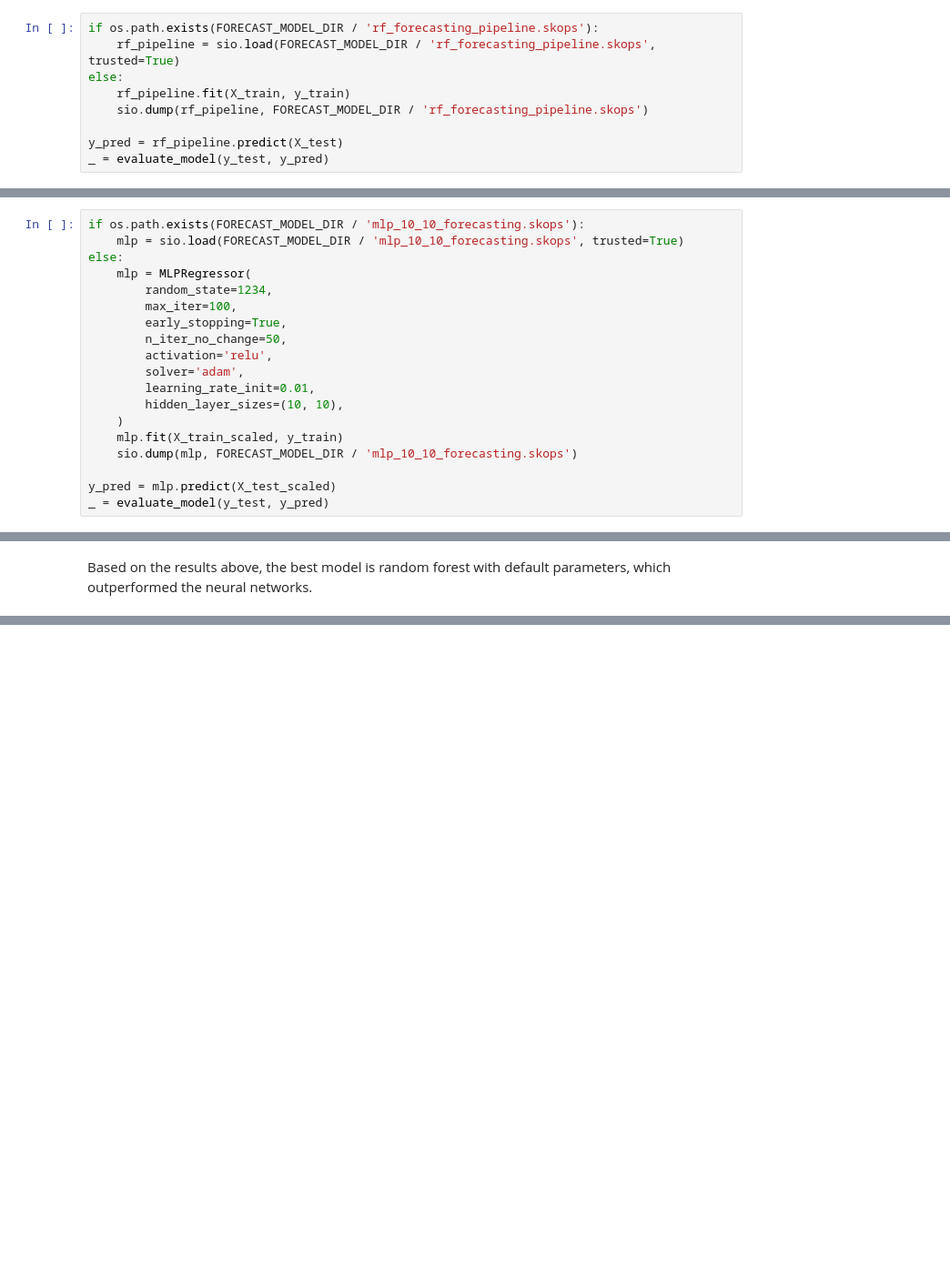
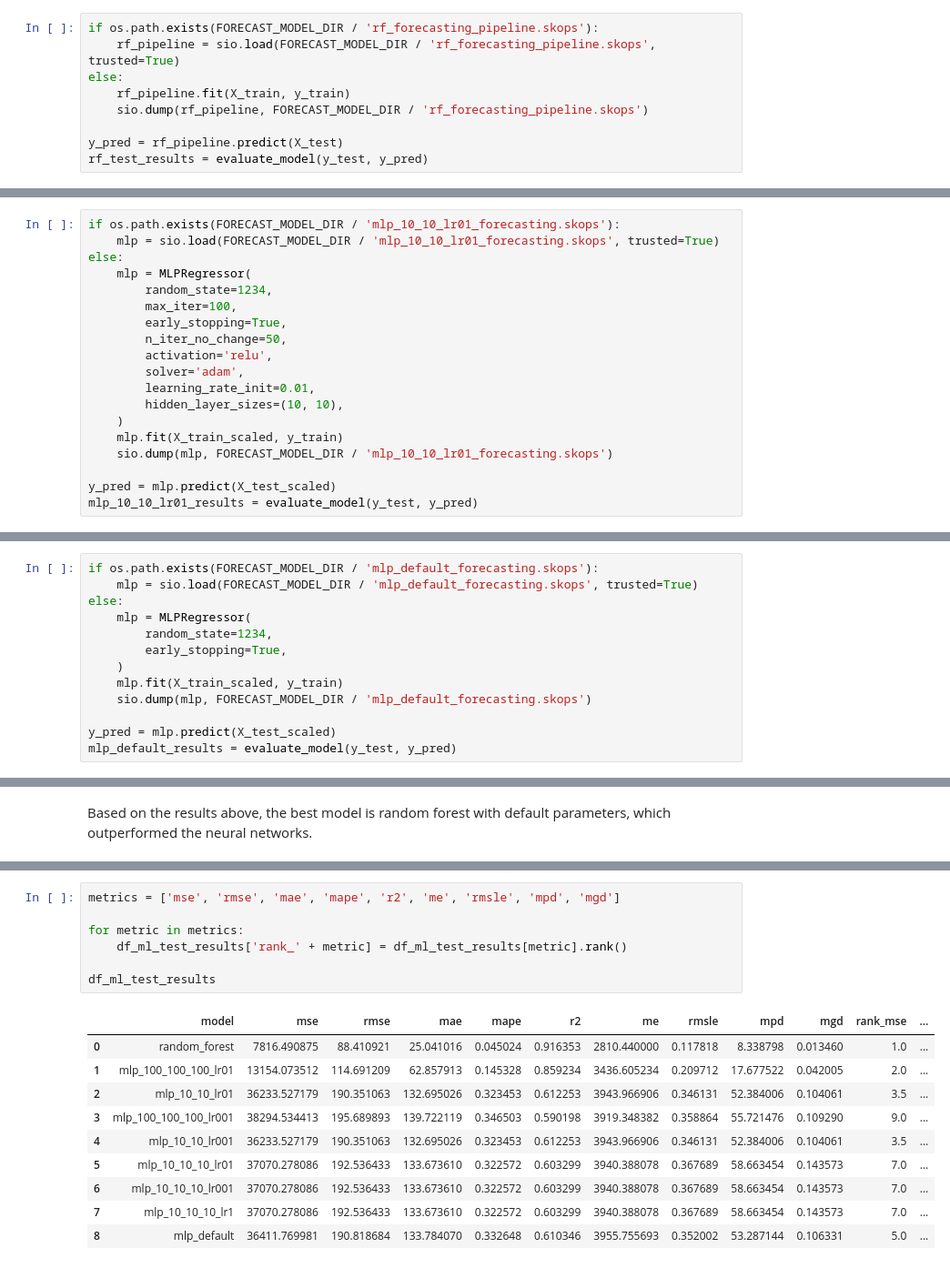
Before and after one commit to yuenherny/kl-house-price-forecasting, a Jupyter notebook: notebooks/Transactions - 07 ML Modelling.ipynb, the cells around one changed output, grey strips where cells are left out. Shown at 91% size. Cells and saved outputs as stored; diff of their text form; blank space fills up the shorter version.

```diff
--- a/notebooks/Transactions - 07 ML Modelling.ipynb
+++ b/notebooks/Transactions - 07 ML Modelling.ipynb
@@ -429,7 +442,7 @@ else:
     sio.dump(rf_pipeline, FORECAST_MODEL_DIR / 'rf_forecasting_pipeline.skops')
 
 y_pred = rf_pipeline.predict(X_test)
-_ = evaluate_model(y_test, y_pred)
+rf_test_results = evaluate_model(y_test, y_pred)
 # %% [output]
 MSE: 7816.490874555656
 RMSE: 88.41092056163455
@@ -904,6 +903,6 @@ Results for neural network with 100 neurons in 3 hidden layer on 1000 iterations
 # %%
-if os.path.exists(FORECAST_MODEL_DIR / 'mlp_10_10_forecasting.skops'):
-    mlp = sio.load(FORECAST_MODEL_DIR / 'mlp_10_10_forecasting.skops', trusted=True)
+if os.path.exists(FORECAST_MODEL_DIR / 'mlp_10_10_lr01_forecasting.skops'):
+    mlp = sio.load(FORECAST_MODEL_DIR / 'mlp_10_10_lr01_forecasting.skops', trusted=True)
 else:
     mlp = MLPRegressor(
         random_state=1234,
@@ -916,10 +915,10 @@ else:
         hidden_layer_sizes=(10, 10),
     )
     mlp.fit(X_train_scaled, y_train)
-    sio.dump(mlp, FORECAST_MODEL_DIR / 'mlp_10_10_forecasting.skops')
+    sio.dump(mlp, FORECAST_MODEL_DIR / 'mlp_10_10_lr01_forecasting.skops')
 
 y_pred = mlp.predict(X_test_scaled)
-_ = evaluate_model(y_test, y_pred)
+mlp_10_10_lr01_results = evaluate_model(y_test, y_pred)
 # %% [output]
 MSE: 36233.52717887866
 RMSE: 190.35106298331687
@@ -974,0 +1089,13 @@ df_test_results
+# %%
+if os.path.exists(FORECAST_MODEL_DIR / 'mlp_default_forecasting.skops'):
+    mlp = sio.load(FORECAST_MODEL_DIR / 'mlp_default_forecasting.skops', trusted=True)
+else:
+    mlp = MLPRegressor(
+        random_state=1234,
+        early_stopping=True,
+    )
+    mlp.fit(X_train_scaled, y_train)
+    sio.dump(mlp, FORECAST_MODEL_DIR / 'mlp_default_forecasting.skops')
+
+y_pred = mlp.predict(X_test_scaled)
+mlp_default_results = evaluate_model(y_test, y_pred)
@@ -976,0 +1156,18 @@ Based on the results above, the best model is random forest with default paramet
+# %%
+metrics = ['mse', 'rmse', 'mae', 'mape', 'r2', 'me', 'rmsle', 'mpd', 'mgd']
+
+for metric in metrics:
+    df_ml_test_results['rank_' + metric] = df_ml_test_results[metric].rank()
+
+df_ml_test_results
+# %% [output]
+|  | model | mse | rmse | mae | mape | r2 | me | rmsle | mpd | mgd | rank_mse | ... |
+| 0 | random_forest | 7816.490875 | 88.410921 | 25.041016 | 0.045024 | 0.916353 | 2810.440000 | 0.117818 | 8.338798 | 0.013460 | 1.0 | ... |
+| 1 | mlp_100_100_100_lr01 | 13154.073512 | 114.691209 | 62.857913 | 0.145328 | 0.859234 | 3436.605234 | 0.209712 | 17.677522 | 0.042005 | 2.0 | ... |
+| 2 | mlp_10_10_lr01 | 36233.527179 | 190.351063 | 132.695026 | 0.323453 | 0.612253 | 3943.966906 | 0.346131 | 52.384006 | 0.104061 | 3.5 | ... |
+| 3 | mlp_100_100_100_lr001 | 38294.534413 | 195.689893 | 139.722119 | 0.346503 | 0.590198 | 3919.348382 | 0.358864 | 55.721476 | 0.109290 | 9.0 | ... |
+| 4 | mlp_10_10_lr001 | 36233.527179 | 190.351063 | 132.695026 | 0.323453 | 0.612253 | 3943.966906 | 0.346131 | 52.384006 | 0.104061 | 3.5 | ... |
+| 5 | mlp_10_10_10_lr01 | 37070.278086 | 192.536433 | 133.673610 | 0.322572 | 0.603299 | 3940.388078 | 0.367689 | 58.663454 | 0.143573 | 7.0 | ... |
+| 6 | mlp_10_10_10_lr001 | 37070.278086 | 192.536433 | 133.673610 | 0.322572 | 0.603299 | 3940.388078 | 0.367689 | 58.663454 | 0.143573 | 7.0 | ... |
+| 7 | mlp_10_10_10_lr1 | 37070.278086 | 192.536433 | 133.673610 | 0.322572 | 0.603299 | 3940.388078 | 0.367689 | 58.663454 | 0.143573 | 7.0 | ... |
+| 8 | mlp_default | 36411.769981 | 190.818684 | 133.784070 | 0.332648 | 0.610346 | 3955.755693 | 0.352002 | 53.287144 | 0.106331 | 5.0 | ... |
```
Also changed, not shown: parts of 47 cells of this notebook.
